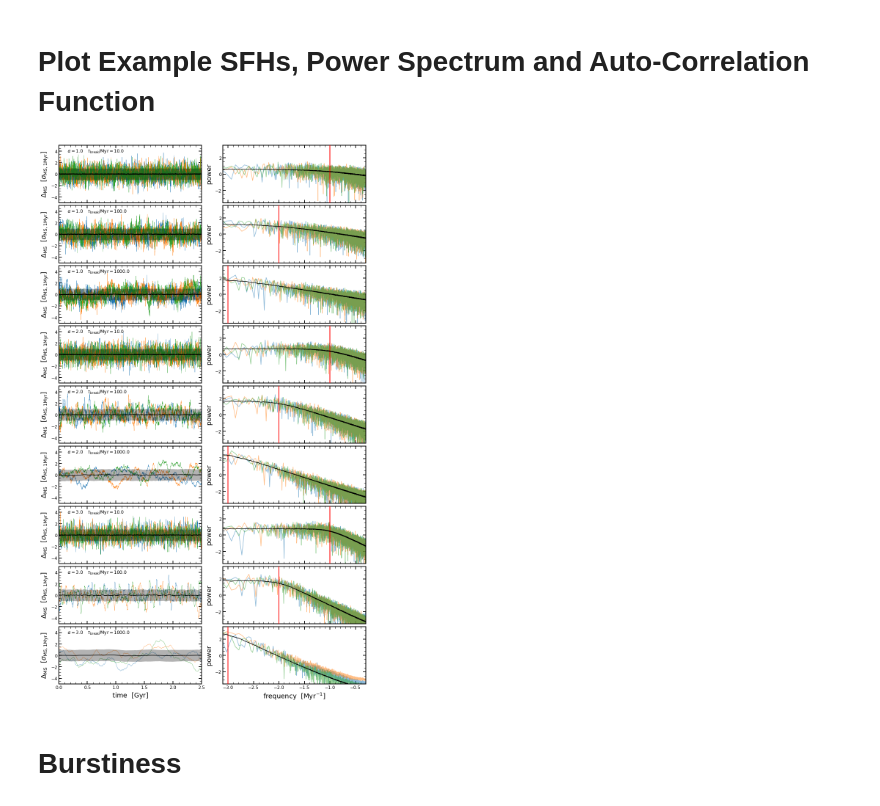
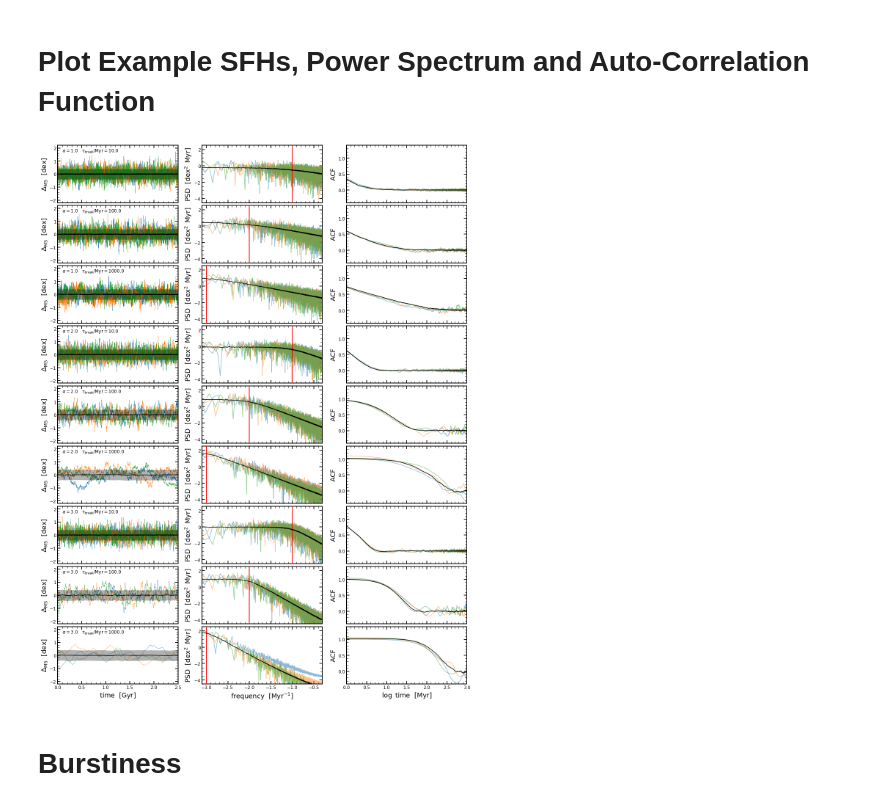
Before and after one commit to stacchella/variability_SFHs, a Jupyter notebook: notebooks/PSD_Analysis.ipynb, the cells around one changed output. Drawn from its saved outputs; the diff is of its cells as text; code cells hidden in the pictures.

```diff
--- a/notebooks/PSD_Analysis.ipynb
+++ b/notebooks/PSD_Analysis.ipynb
@@ -37,6 +37,7 @@ list_of_tau = np.unique(list_tau)
 
 slope_plot = [1.0, 2.0, 3.0]
 tau_plot = [10.0, 100.0, 1000.0]
+scatter = 0.4
 
 fig, axes = plt.subplots(nrows=len(slope_plot), ncols=len(tau_plot), figsize=(5.0*len(tau_plot), 4.0*len(slope_plot)))
 
@@ -44,10 +45,11 @@ for ii in range(len(slope_plot)):
     for jj in range(len(tau_plot)):
         ax = axes[ii][jj]
         LC = Simulate_TK_Lightcurve(BendingPL, (1.0, 1.0/(tau_plot[jj]), slope_plot[ii], 0.0, 0.0), randomSeed=100, RedNoiseL=10, aliasTbin=1.0, tbin=1, length=3000)
-        ax.plot(LC.flux[:640], '-', lw=1.5, color='black')
-        ax.text(23, 2.6, r'$\alpha=%.1f,\ \tau=%.0f$ Myr' %(slope_plot[ii], tau_plot[jj]), fontsize=14)
+        norm = scatter/np.std(LC.flux[:])
+        ax.plot(norm*LC.flux[:640], '-', lw=1.2, color='black')
+        ax.text(23, 1.1, r'$\alpha=%.1f,\ \tau=%.0f$ Myr' %(slope_plot[ii], tau_plot[jj]), fontsize=14)
         ax.set_xlim([0.0, 640.0])
-        ax.set_ylim([-3.4, 3.4])
+        ax.set_ylim([-1.4, 1.4])
         if (ii<len(slope_plot)-1):
             ax.set_xlabel('', fontsize=18)
             ax.xaxis.set_ticklabels([])
@@ -57,7 +59,7 @@ for ii in range(len(slope_plot)):
             ax.set_ylabel('', fontsize=18)
             ax.yaxis.set_ticklabels([])
         else:
-            ax.set_ylabel(r'$\Delta_{\rm MS}\/\/\/\/[\sigma_{\rm MS,1\mathrm{Myr}}]$', fontsize=18)
+            ax.set_ylabel(r'$\Delta_{\rm MS}\/\/\/\/[\mathrm{dex}]$', fontsize=18)
 
 
 plt.subplots_adjust(hspace=0.05, wspace=0.05)
@@ -86,9 +88,9 @@ for ii in [0.0, 1.0, 2.0, 3.0, 4.0]:
         print '********************'
         print 'alpha = ', ii, '  and tau = ', jj
         get_SFH_stats(dict_data[ii][jj]['SFH/SFR'][:])
-        plt.hist(dict_data[ii][jj]['SFH/SFR'][:][:, -1], bins=np.linspace(-3.0, 3.0, num=31))
+        plt.hist(dict_data[ii][jj]['SFH/SFR'][:][:, -1], bins=np.linspace(-1.6, 1.6, num=16))
         plt.show()
-        plt.hist(np.ravel(dict_data[ii][jj]['SFH/SFR'][:]), bins=np.linspace(-3.0, 3.0, num=61))
+        plt.hist(np.ravel(dict_data[ii][jj]['SFH/SFR'][:]), bins=np.linspace(-1.6, 1.6, num=31))
         plt.show()
 # %% [output]
 ********************
@@ -152,7 +176,7 @@ idx_gal2 = np.random.randint(0, 99, 1)[0]
 idx_gal3 = np.random.randint(0, 99, 1)[0]
 
 
-fig, axes = plt.subplots(nrows=len(slope_plot)*len(tau_plot), ncols=2, figsize=(15.0, 3*len(slope_plot)*len(tau_plot)))
+fig, axes = plt.subplots(nrows=len(slope_plot)*len(tau_plot), ncols=3, figsize=(20.0, 3*len(slope_plot)*len(tau_plot)))
 
 counter = 0
 for ii in slope_plot:
@@ -160,54 +184,70 @@ for ii in slope_plot:
 
         ax1 = axes[counter][0]
         ax2 = axes[counter][1]
+        ax3 = axes[counter][2]
 
         f_all, P16_all, P50_all, P84_all = get_PSD(dict_data[ii][jj]['SFH/SFR'][:][:])
         mean, std = np.mean(dict_data[ii][jj]['SFH/SFR'][:][:], axis=0), np.std(dict_data[ii][jj]['SFH/SFR'][:][:], axis=0)
+
+        t_all, ACF_all_P16, ACF_all_P50, ACF_all_P84 = get_ACF_sample(dict_data[ii][jj]['SFH/SFR'][:][:])
 
         ax1.plot(dict_data[ii][jj]['SFH/time'][:], mean, '-', alpha=1.0, color='black', rasterized=True, zorder=10)
         ax1.fill_between(dict_data[ii][jj]['SFH/time'][:], mean+std, mean-std, alpha=0.3, lw=0, color='black', rasterized=True, zorder=10)
         ax2.axvline(x=np.log10(1.0/(jj)), color='red', lw=2, zorder=8)
         ax2.plot(np.log10(f_all), P50_all, '-', alpha=1.0, color='black', rasterized=True, zorder=10)
+        ax3.plot(np.log10(t_all), ACF_all_P50, '-', alpha=1.0, color='black', rasterized=True, zorder=10)
 
         ax1.plot(dict_data[ii][jj]['SFH/time'][:], dict_data[ii][jj]['SFH/SFR'][:][idx_gal1], '-', alpha=1.0, lw=0.5, rasterized=True)
         f, Pxx_den = signal.periodogram(dict_data[ii][jj]['SFH/SFR'][:][idx_gal1], fs=1.0)
         ax2.plot(np.log10(f[1:-1]), np.log10(Pxx_den[1:-1]), '-', alpha=0.5, rasterized=True)
+        t, ACF = get_ACF(dict_data[ii][jj]['SFH/SFR'][:][idx_gal1])
+        ax3.plot(np.log10(t), ACF, '-', alpha=0.5, rasterized=True)
 
         ax1.plot(dict_data[ii][jj]['SFH/time'][:], dict_data[ii][jj]['SFH/SFR'][:][idx_gal2], '-', alpha=1.0, lw=0.5, rasterized=True)
         f, Pxx_den = signal.periodogram(dict_data[ii][jj]['SFH/SFR'][:][idx_gal2], fs=1.0)
         ax2.plot(np.log10(f[1:-1]), np.log10(Pxx_den[1:-1]), '-', alpha=0.5, rasterized=True)
+        t, ACF = get_ACF(dict_data[ii][jj]['SFH/SFR'][:][idx_gal2])
+        ax3.plot(np.log10(t), ACF, '-', alpha=0.5, rasterized=True)
 
         ax1.plot(dict_data[ii][jj]['SFH/time'][:], dict_data[ii][jj]['SFH/SFR'][:][idx_gal3], '-', alpha=1.0, lw=0.5, rasterized=True)
         f, Pxx_den = signal.periodogram(dict_data[ii][jj]['SFH/SFR'][:][idx_gal3], fs=1.0)
         ax2.plot(np.log10(f[1:-1]), np.log10(Pxx_den[1:-1]), '-', alpha=0.5, rasterized=True)
+        t, ACF = get_ACF(dict_data[ii][jj]['SFH/SFR'][:][idx_gal3])
+        ax3.plot(np.log10(t), ACF, '-', alpha=0.5, rasterized=True)
 
-        ax1.text(0.15, 3.8, r'$\alpha=%.1f$' % ii, fontsize=12)
-        ax1.text(0.5, 3.8, r'$\tau_{\rm break}/\mathrm{Myr}=%.1f$' % jj, fontsize=12)
+        ax1.text(0.1, 1.7, r'$\alpha=%.1f$' % ii, fontsize=12)
+        ax1.text(0.5, 1.7, r'$\tau_{\rm break}/\mathrm{Myr}=%.1f$' % jj, fontsize=12)
 
         ax1.set_xlim([0.0, 2.5])
-        ax1.set_ylim([-5.0, 5.0])
+        ax1.set_ylim([-2.2, 2.2])
         ax2.set_xlim([-3.1, -0.3])
-        ax2.set_ylim([-3.5, 3.5])
+        ax2.set_ylim([-4.5, 2.5])
+        ax3.set_xlim([0.0, 3.0])
+        ax3.set_ylim([-0.4, 1.4])
 
 
         if (counter == len(slope_plot)*len(tau_plot)-1):
             ax1.set_xlabel(r'$\mathrm{time}\/\/\/\/[\mathrm{Gyr}]$', fontsize=18)
             ax2.set_xlabel(r'$\mathrm{frequency}\/\/\/\/[\mathrm{Myr}^{-1}]$', fontsize=18)
+            ax3.set_xlabel(r'$\log\/\/\/\mathrm{time}\/\/\/\/[\mathrm{Myr}]$', fontsize=18)
         else:
             ax1.set_xlabel('', fontsize=18)
             ax2.set_xlabel('', fontsize=18)
+            ax3.set_xlabel('', fontsize=18)
             ax1.xaxis.set_ticklabels([])
             ax2.xaxis.set_ticklabels([])
-        ax1.set_ylabel(r'$\Delta_{\rm MS}\/\/\/\/[\sigma_{\rm MS,1\mathrm{Myr}}]$', fontsize=18)
-        ax2.set_ylabel(r'$\mathrm{power}$', fontsize=18)
+            ax3.xaxis.set_ticklabels([])
+        ax1.set_ylabel(r'$\Delta_{\rm MS}\/\/\/\/[\mathrm{dex}]$', fontsize=18)
+        ax2.set_ylabel(r'$\mathrm{PSD}\/\/\/\/[\mathrm{dex}^{2}\/\/\/\mathrm{Myr}]$', fontsize=18)
+        ax3.set_ylabel(r'$\mathrm{ACF}$', fontsize=18)
         #ax.set_title(list_sample_SFHs_str[ii_SFH], fontsize=20)
         counter += 1
 
-plt.subplots_adjust(hspace=0.05, wspace=0.15)
+plt.subplots_adjust(hspace=0.05, wspace=0.2)
 plt.savefig(path_figures + 'Example_SFHs_withPSD.pdf', bbox_inches='tight')
 plt.show()
 # %% [output]
-[figure, old version]
+[figure, new version]
 # %% [markdown]
 # Burstiness
 # %% [markdown]
```
Also changed, not shown: parts of 10 cells of this notebook, 7 other files.
